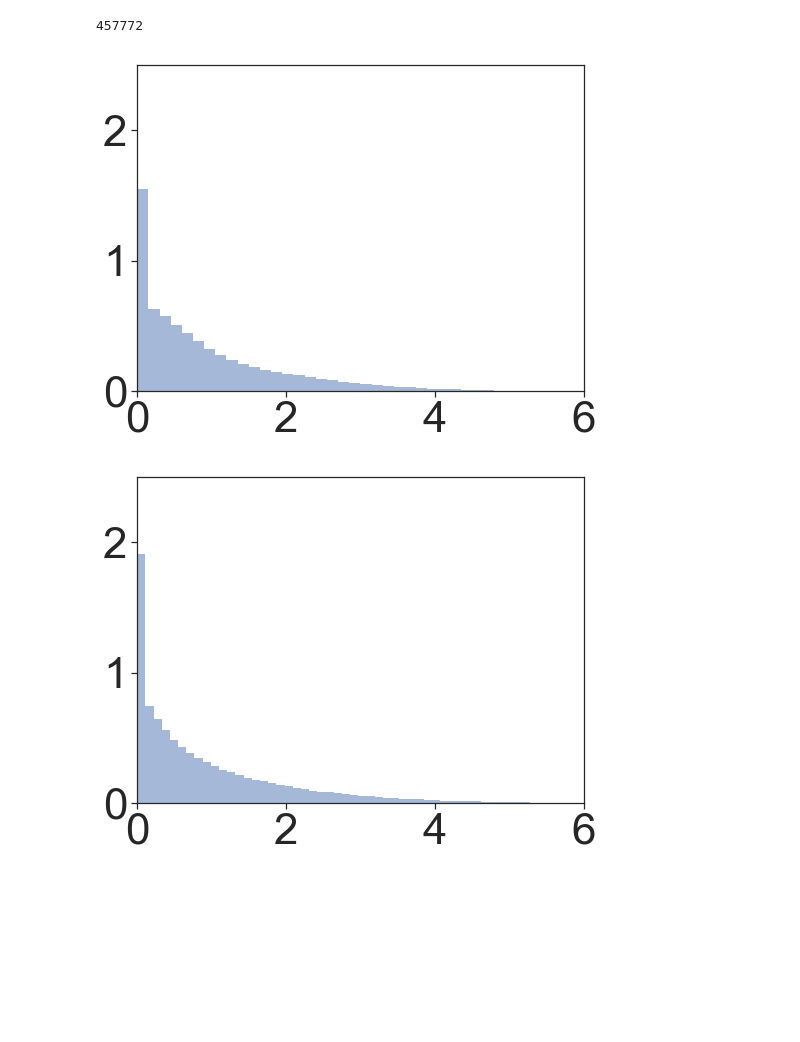
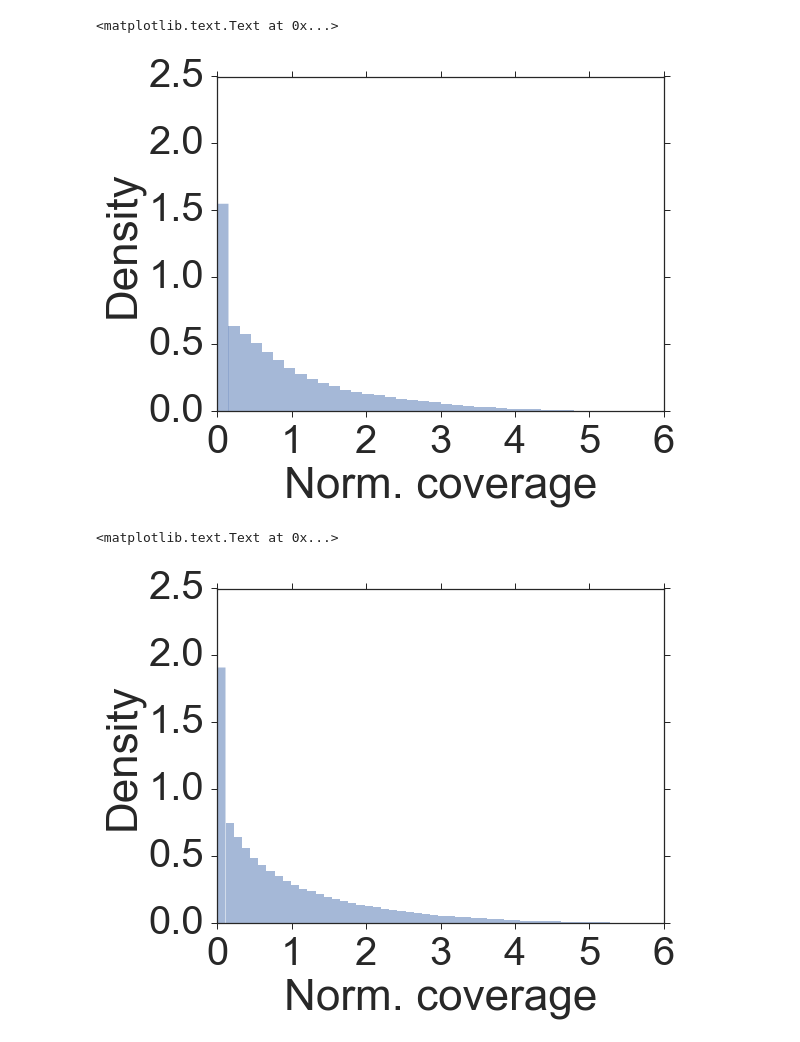
Before and after one commit to uwmisl/storage-biasing-ncomms20, a Jupyter notebook: Fig2c2d_biasing.ipynb, the cells around one changed output. Cells and saved outputs as stored; diff of their text form; code cells hidden in the pictures; blank space fills up the shorter version.

```diff
--- a/Fig2c2d_biasing.ipynb
+++ b/Fig2c2d_biasing.ipynb
@@ -36,5 +11,5 @@ df
 # %%
-df = pd.read_csv(os.getcwd() + '/data/data_F5_d3r3_barcode.csv', usecols = [1,2,3,4])
+df = pd.read_csv('./data/data_UMI.csv', usecols = [0,1,2,3])
 count_afPCR = df.groupby('payloadID')['barcode_count_afPCR'].aggregate(np.sum)
 count_bfPCR = df.groupby('payloadID')['barcode_count_bfPCR'].last()
 
@@ -49,42 +24,31 @@ afPCR_meanCount = np.mean(count_afPCR_all)
 bfPCR_meanCount = np.mean(count_bfPCR_all)
 count_afPCR_norm = [float(val)/afPCR_meanCount for val in count_afPCR_all]
 count_bfPCR_norm = [float(val)/bfPCR_meanCount for val in count_bfPCR_all]
-# %%
-len(count_bfPCR_norm)
-# %% [output]
-457772
 # %%
 from scipy.stats import norm
 sns.set_style("ticks")
 plt.matplotlib.rcParams.update({'font.size':20})
 fig1, (ax1) = plt.subplots(nrows=1, ncols=1, figsize=(8,6))
 sns.set(font_scale=4)
-#(a,b,c) = visualization.hist(count_bfPCR_norm, bins="blocks", normed=True, alpha=0.5, label="UMI")
-(count, bin_edges,_) = ax1.hist(count_bfPCR_norm, bins=np.arange(0,6.1,0.15), density=True, edgecolor="none", alpha=0.5)
-#sns.distplot(count_bfPCR_norm, kde=False, fit=norm)
+(count, bin_edges,_) = ax1.hist(count_bfPCR_norm, bins=np.arange(0,6.1,0.15), normed=True, edgecolor="none", alpha=0.5)
 ax1.set_xlim([0,6])
 ax1.set_ylim([0,2.5])
-#ax1.set_yticks(np.arange(0,2.6,0.5))
-#ax1.set_xticks(np.arange(0,7,1))
-#ax1.set_ylabel('Density')
-#ax1.set_xlabel('Norm. coverage')
-plt.savefig("./fig/fig_190802_Barcode_distribution.png", bbox_inches="tight", dpi=300, fmt="png")
+ax1.set_ylabel('Density')
+ax1.set_xlabel('Norm. coverage')
 # %% [output]
+<matplotlib.text.Text at 0x...>
-[figure, old version]
+[figure, new version]
 # %%
+from scipy.stats import norm
 sns.set_style("ticks")
 plt.matplotlib.rcParams.update({'font.size':20})
 fig1, (ax1) = plt.subplots(nrows=1, ncols=1, figsize=(8,6))
 sns.set(font_scale=4)
-#sns.distplot(count_afPCR, bins=500, kde=False, norm_hist=True)
-#(a,b,c) = visualization.hist(count_afPCR_norm, bins="blocks", normed=True, alpha=0.5)
-(count, bin_edges,_) = ax1.hist(count_afPCR_norm, bins=np.arange(0,6.1,0.11), density=True, edgecolor="none", alpha=0.5)
-#ax1.set_ylabel('Density')
-#ax1.set_xlabel('Norm. coverage')
+(count, bin_edges,_) = ax1.hist(count_afPCR_norm, bins=np.arange(0,6.1,0.11), normed=True, edgecolor="none", alpha=0.5)
 ax1.set_xlim([0,6])
 ax1.set_ylim([0,2.5])
-#ax1.set_yticks(np.arange(0,2.6,0.5))
-#ax1.set_xticks(np.arange(0,7,1))
-plt.savefig("./fig/fig_190802_PCR_distribution.png", bbox_inches="tight", dpi=300, fmt="png")
+ax1.set_ylabel('Density')
+ax1.set_xlabel('Norm. coverage')
 # %% [output]
+<matplotlib.text.Text at 0x...>
-[figure, old version]
+[figure, new version]
```
Also changed, not shown: parts of 2 cells of this notebook, 1 other file.
